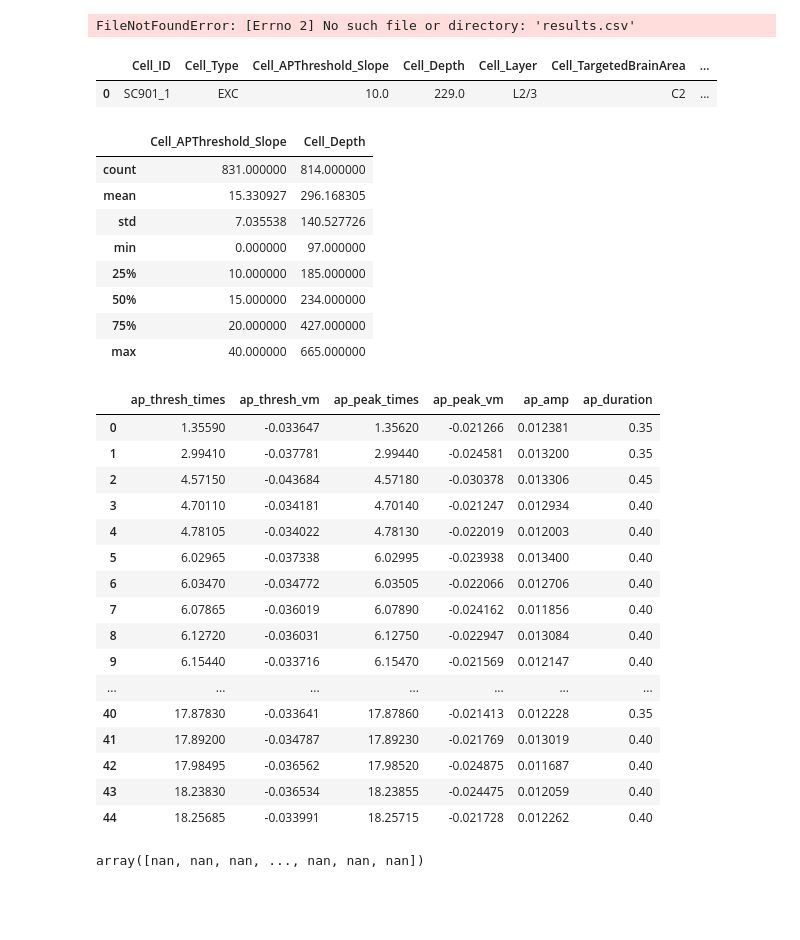
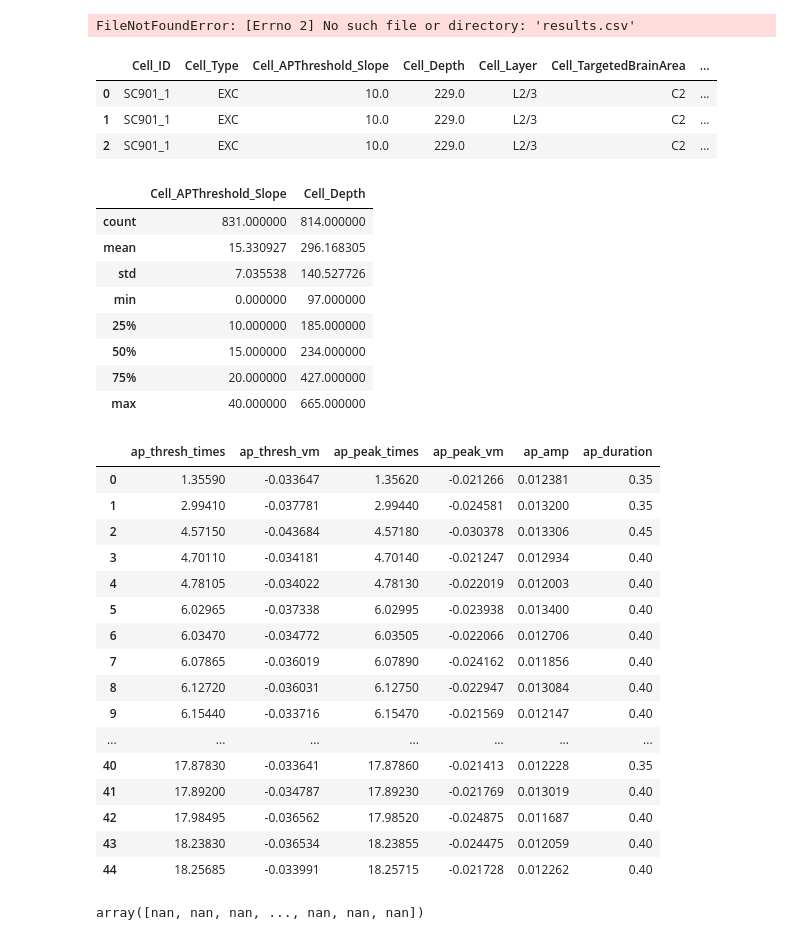
Before and after one commit to maxcaa/neuro_circuit, a Jupyter notebook: Miniporject_Part4B.ipynb, the cells around one changed output. Cells and saved outputs as stored; diff of their text form; code cells hidden in the pictures; blank space fills up the shorter version.

```diff
--- a/Miniporject_Part4B.ipynb
+++ b/Miniporject_Part4B.ipynb
@@ -93,11 +93,15 @@ def calculate_ap_params(row):
 # %%
 # Select the relevant columns from data_df and assign them to cells_df
 cells_df = data_df[['Cell_ID', 'Cell_Type', 'Cell_APThreshold_Slope', 'Cell_Depth', 'Cell_Layer', 'Cell_TargetedBrainArea', 'Sweep_MembranePotential']]
 sampling_rate = 20000
-display(cells_df.head(1), cells_df.describe(), df_ap_converter(Function_Detect_APs(data_df['Sweep_MembranePotential'].iloc[0], sampling_rate, 10)))
+
+#1)return the first n rows of the dataframe / 2) Describe()=give some inside on the data like mean std, ... 3) converts AP parameters of Sweep_MembranePotential into a panda data frame
+display(cells_df.head(3), cells_df.describe(), df_ap_converter(Function_Detect_APs(data_df['Sweep_MembranePotential'].iloc[0], sampling_rate, 10)))
 # %% [output]
 |  | Cell_ID | Cell_Type | Cell_APThreshold_Slope | Cell_Depth | Cell_Layer | Cell_TargetedBrainArea | ... |
 | 0 | SC901_1 | EXC | 10.0 | 229.0 | L2/3 | C2 | ... |
+| 1 | SC901_1 | EXC | 10.0 | 229.0 | L2/3 | C2 | ... |
+| 2 | SC901_1 | EXC | 10.0 | 229.0 | L2/3 | C2 | ... |
 |  | Cell_APThreshold_Slope | Cell_Depth |
 | count | 831.000000 | 814.000000 |
 | mean | 15.330927 | 296.168305 |
```
Also changed, not shown: parts of 1 cell of this notebook, 5 other files.
